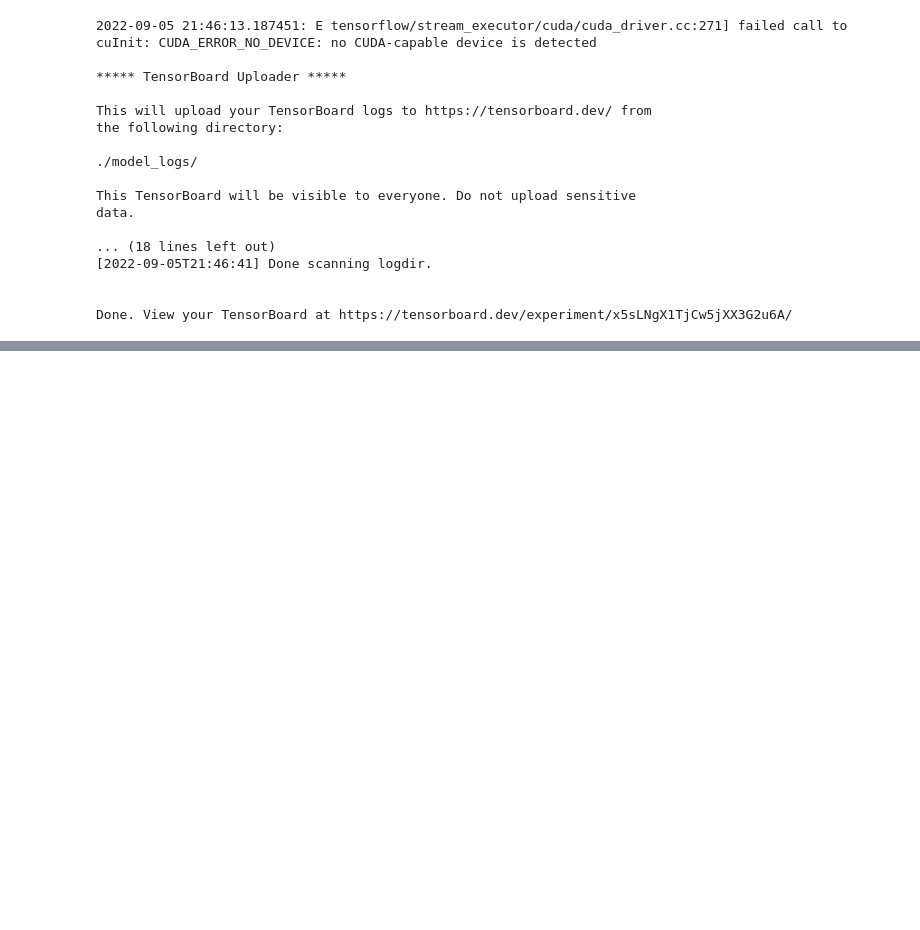
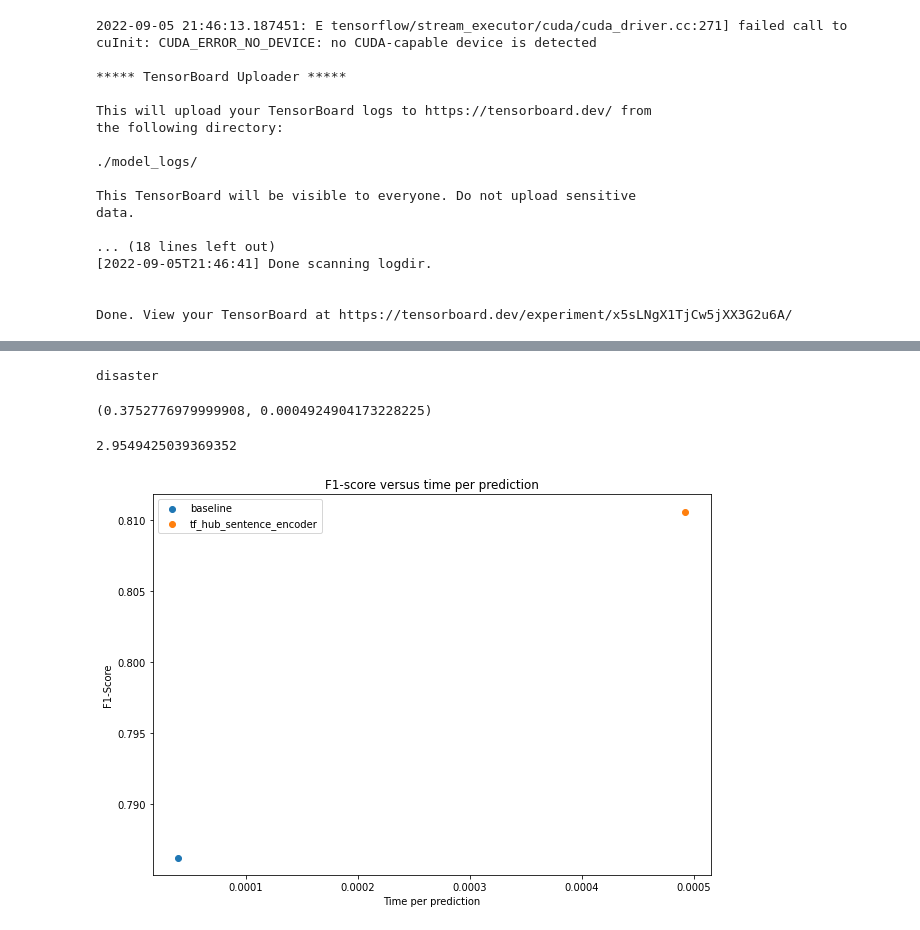
Before and after one commit to imemmul/TensorFlow-Notes, a Jupyter notebook: Natural_language_processing.ipynb, the cells around one changed output, grey strips where cells are left out. Saved outputs shown, nothing was run; the diff lists cells and outputs as text; code cells hidden in the pictures; blank space fills up the shorter version.

```diff
--- a/Natural_language_processing.ipynb
+++ b/Natural_language_processing.ipynb
@@ -1082,0 +1138,2 @@ Done. View your TensorBoard at https://tensorboard.dev/experiment/x5sLNgX1TjCw5j
+# %%
+model_6_pretrained = tf.keras.models.load_model("/content/08_model_6_USE_feature_extractor")
@@ -1082,0 +1233,38 @@ Done. View your TensorBoard at https://tensorboard.dev/experiment/x5sLNgX1TjCw5j
+# %%
+if tf.round(model_6_pretrained.predict([sample_tweet])) == 1:
+            print("disaster")
+else:
+  print("not disaster")
+# %% [output]
+disaster
+# %%
+import time
+def pred_time(model, samples):
+  start_time = time.perf_counter()
+  model.predict(samples)
+  end_time = time.perf_counter()
+  total_time = end_time - start_time
+  time_per_pred = total_time / len(samples)
+  return total_time, time_per_pred
+# %%
+model_6_total_pred_time, model_6_time_per_pred = pred_time(model=model_6_pretrained,
+                                                           samples=val_sentences)
+model_6_total_pred_time, model_6_time_per_pred
+# %% [output]
+(0.3752776979999908, 0.0004924904173228225)
+# %%
+baseline_total, baseline_per = pred_time(model=model_0,
+                                                           samples=val_sentences)
+# %%
+import matplotlib.pyplot as plt
+
+plt.figure(figsize=(10, 7))
+plt.scatter(baseline_per, baseline_results["f1"], label="baseline")
+plt.scatter(model_6_time_per_pred, model_6_results["f1"], label="tf_hub_sentence_encoder")
+plt.legend()
+plt.title("F1-score versus time per prediction")
+plt.xlabel("Time per prediction")
+plt.ylabel("F1-Score");model_6_time_per_pred* 6000
+# %% [output]
+2.9549425039369352
+[figure, added]
```
Also changed, not shown: parts of 15 cells of this notebook.
